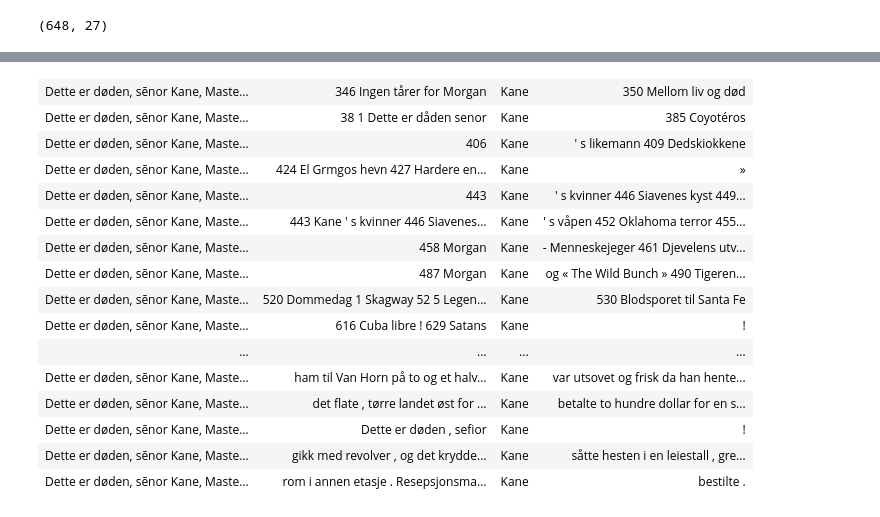
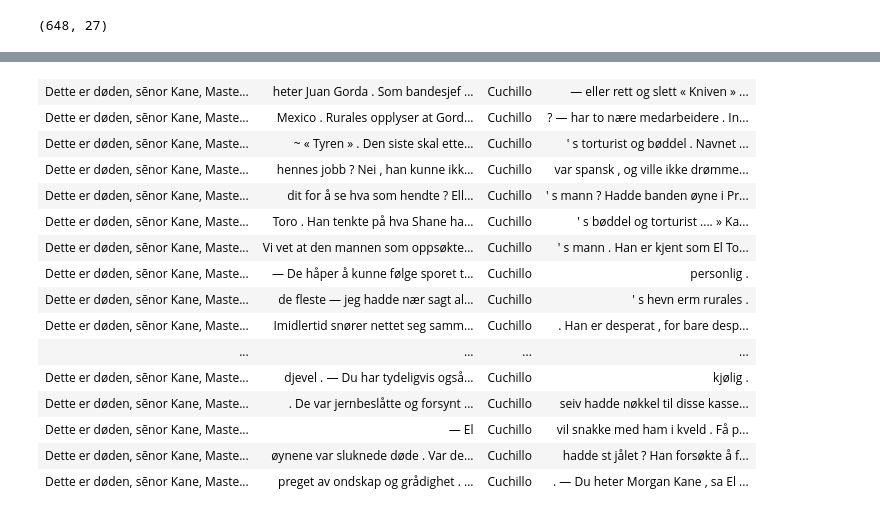
Before and after one commit to Yoonsen/NB_API_Python, a Jupyter notebook: karakternettverk.ipynb, the cells around one changed output, grey strips where cells are left out. Saved outputs shown, nothing was run; the diff lists cells and outputs as text; code cells hidden in the pictures.

```diff
--- a/karakternettverk.ipynb
+++ b/karakternettverk.ipynb
@@ -119,20 +117,20 @@ nb.draw_graph_centrality(nb.make_network(urner[10], nyekaneord), k=1.5)
 # %%
-nb.get_urnkonk('Kane',{'urns':[
+nb.get_urnkonk('Cuchillo',{'urns':[
  2015111008045], 'size':44, 'before':12, 'after':12})
 # %% [output]
-| Dette er døden, sẽnor Kane, Maste... | 346 Ingen tårer for Morgan | Kane | 350 Mellom liv og død |
-| Dette er døden, sẽnor Kane, Maste... | 38 1 Dette er dåden senor | Kane | 385 Coyotéros |
-| Dette er døden, sẽnor Kane, Maste... | 406 | Kane | ' s likemann 409 Dedskiokkene |
-| Dette er døden, sẽnor Kane, Maste... | 424 El Grmgos hevn 427 Hardere en... | Kane | » |
-| Dette er døden, sẽnor Kane, Maste... | 443 | Kane | ' s kvinner 446 Siavenes kyst 449... |
-| Dette er døden, sẽnor Kane, Maste... | 443 Kane ' s kvinner 446 Siavenes... | Kane | ' s våpen 452 Oklahoma terror 455... |
-| Dette er døden, sẽnor Kane, Maste... | 458 Morgan | Kane | - Menneskejeger 461 Djevelens utv... |
-| Dette er døden, sẽnor Kane, Maste... | 487 Morgan | Kane | og « The Wild Bunch » 490 Tigeren... |
-| Dette er døden, sẽnor Kane, Maste... | 520 Dommedag 1 Skagway 52 5 Legen... | Kane | 530 Blodsporet til Santa Fe |
-| Dette er døden, sẽnor Kane, Maste... | 616 Cuba libre ! 629 Satans | Kane | ! |
+| Dette er døden, sẽnor Kane, Maste... | heter Juan Gorda . Som bandesjef ... | Cuchillo | — eller rett og slett « Kniven » ... |
+| Dette er døden, sẽnor Kane, Maste... | Mexico . Rurales opplyser at Gord... | Cuchillo | ? — har to nære medarbeidere . In... |
+| Dette er døden, sẽnor Kane, Maste... | ~ « Tyren » . Den siste skal ette... | Cuchillo | ' s torturist og bøddel . Navnet ... |
+| Dette er døden, sẽnor Kane, Maste... | hennes jobb ? Nei , han kunne ikk... | Cuchillo | var spansk , og ville ikke drømme... |
+| Dette er døden, sẽnor Kane, Maste... | dit for å se hva som hendte ? Ell... | Cuchillo | ' s mann ? Hadde banden øyne i Pr... |
+| Dette er døden, sẽnor Kane, Maste... | Toro . Han tenkte på hva Shane ha... | Cuchillo | ' s bøddel og torturist .... » Ka... |
+| Dette er døden, sẽnor Kane, Maste... | Vi vet at den mannen som oppsøkte... | Cuchillo | ' s mann . Han er kjent som El To... |
+| Dette er døden, sẽnor Kane, Maste... | — De håper å kunne følge sporet t... | Cuchillo | personlig . |
+| Dette er døden, sẽnor Kane, Maste... | de fleste — jeg hadde nær sagt al... | Cuchillo | ' s hevn erm rurales . |
+| Dette er døden, sẽnor Kane, Maste... | Imidlertid snører nettet seg samm... | Cuchillo | . Han er desperat , for bare desp... |
 | ... | ... | ... | ... |
-| Dette er døden, sẽnor Kane, Maste... | ham til Van Horn på to og et halv... | Kane | var utsovet og frisk da han hente... |
-| Dette er døden, sẽnor Kane, Maste... | det flate , tørre landet øst for ... | Kane | betalte to hundre dollar for en s... |
-| Dette er døden, sẽnor Kane, Maste... | Dette er døden , sefior | Kane | ! |
-| Dette er døden, sẽnor Kane, Maste... | gikk med revolver , og det krydde... | Kane | såtte hesten i en leiestall , gre... |
-| Dette er døden, sẽnor Kane, Maste... | rom i annen etasje . Resepsjonsma... | Kane | bestilte . |
+| Dette er døden, sẽnor Kane, Maste... | djevel . — Du har tydeligvis også... | Cuchillo | kjølig . |
+| Dette er døden, sẽnor Kane, Maste... | . De var jernbeslåtte og forsynt ... | Cuchillo | seiv hadde nøkkel til disse kasse... |
+| Dette er døden, sẽnor Kane, Maste... | — El | Cuchillo | vil snakke med ham i kveld . Få p... |
+| Dette er døden, sẽnor Kane, Maste... | øynene var sluknede døde . Var de... | Cuchillo | hadde st jålet ? Han forsøkte å f... |
+| Dette er døden, sẽnor Kane, Maste... | preget av ondskap og grådighet . ... | Cuchillo | . — Du heter Morgan Kane , sa El ... |
```
Also changed, not shown: parts of 9 cells of this notebook, 1 other file.
